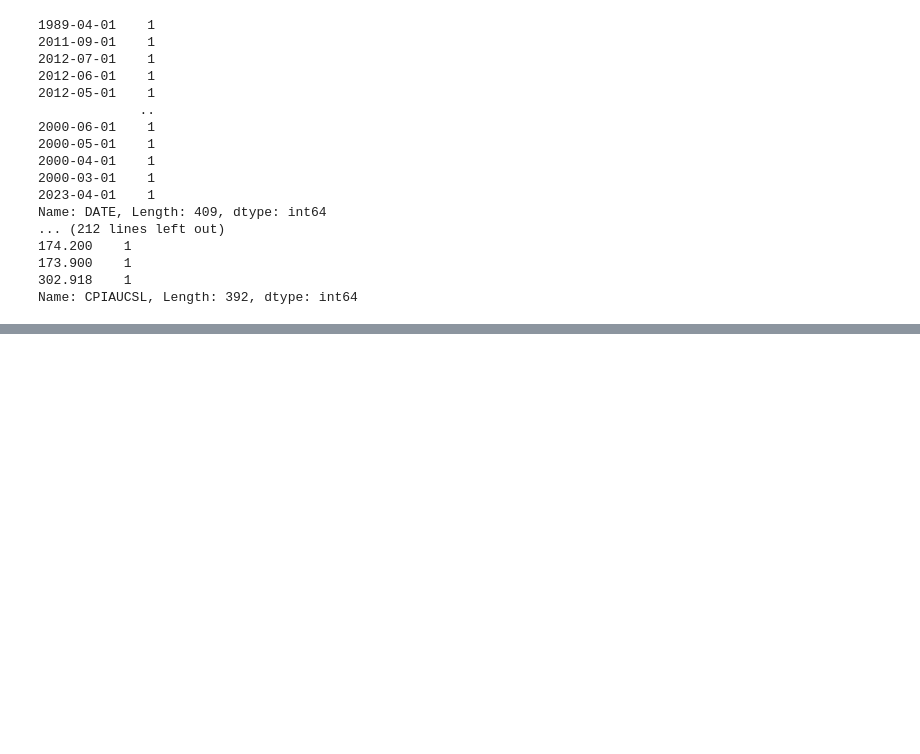
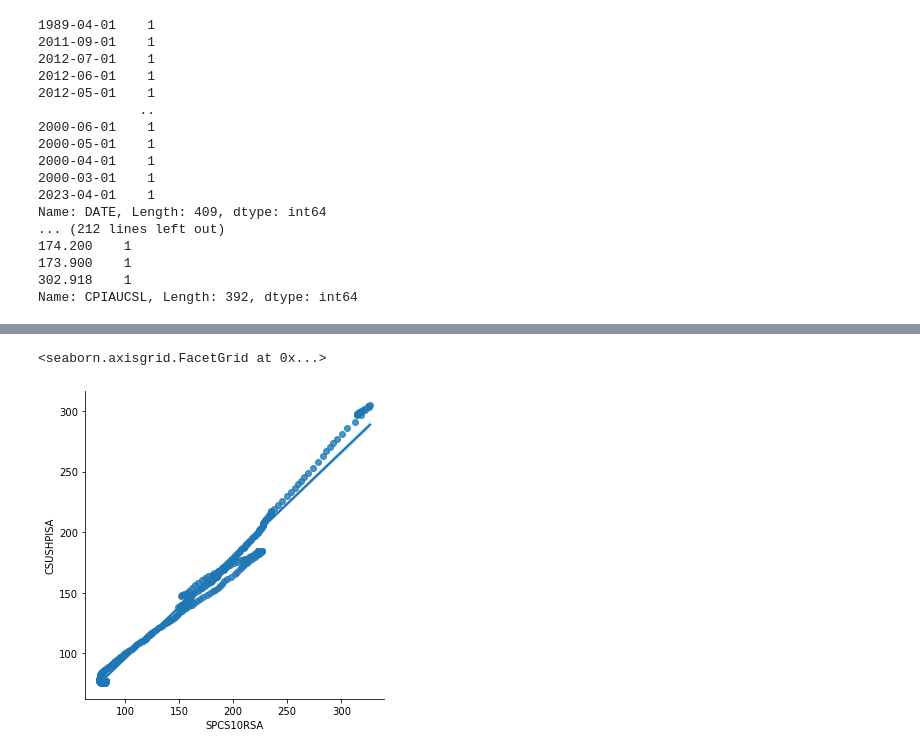
Before and after one commit to madhuriravi/Internship, a Jupyter notebook: Assessment_HomeLLC.ipynb, the cells around one changed output, grey strips where cells are left out. Saved outputs shown, nothing was run; the diff lists cells and outputs as text; code cells hidden in the pictures; blank space fills up the shorter version.

```diff
--- a/Assessment_HomeLLC.ipynb
+++ b/Assessment_HomeLLC.ipynb
@@ -753,0 +906,5 @@ memory usage: 63.9 KB
+# %%
+sns.lmplot(x="SPCS10RSA",y="CSUSHPISA",data=df4,palette="icefire")
+# %% [output]
+<seaborn.axisgrid.FacetGrid at 0x...>
+[figure, added]
```
Also changed, not shown: parts of 123 cells of this notebook.
